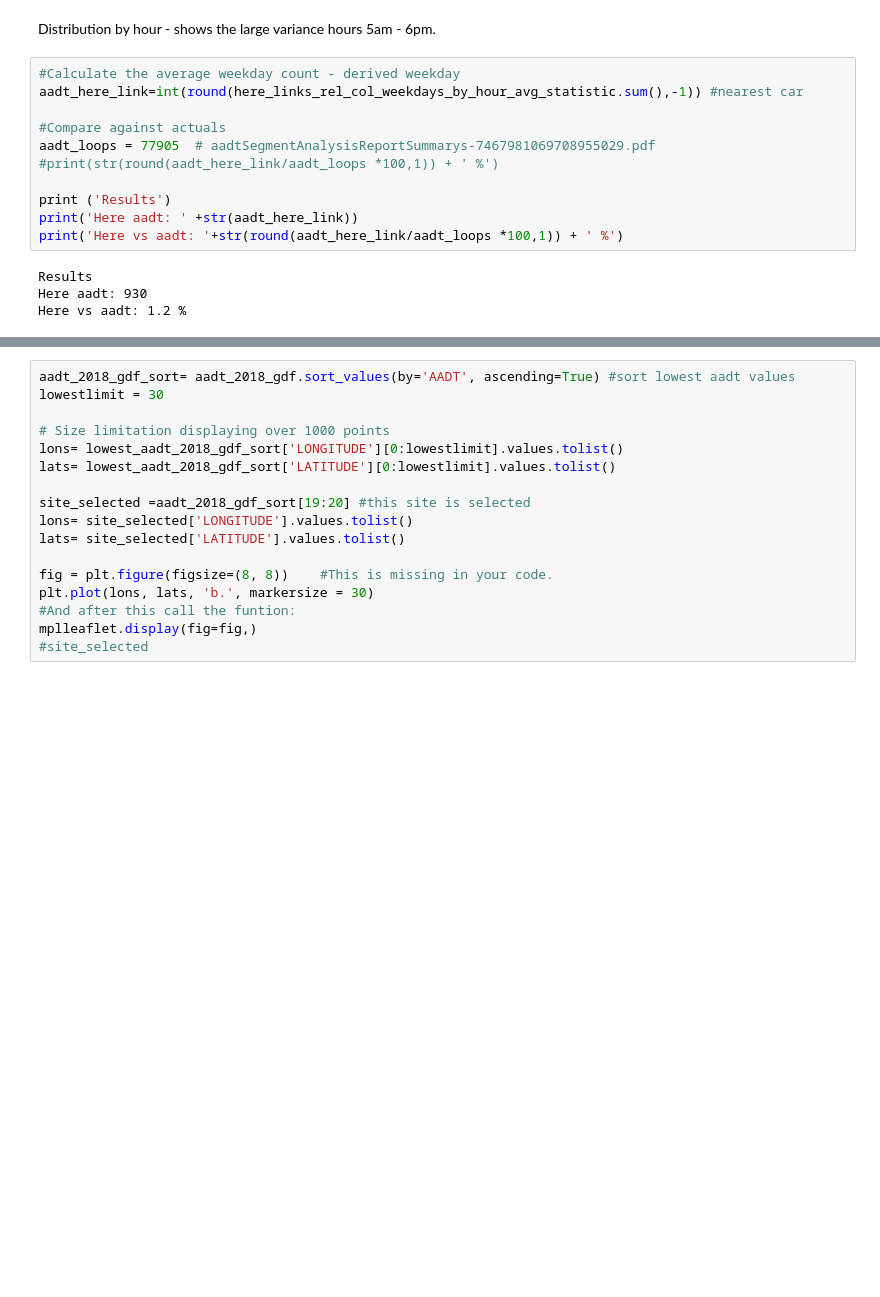
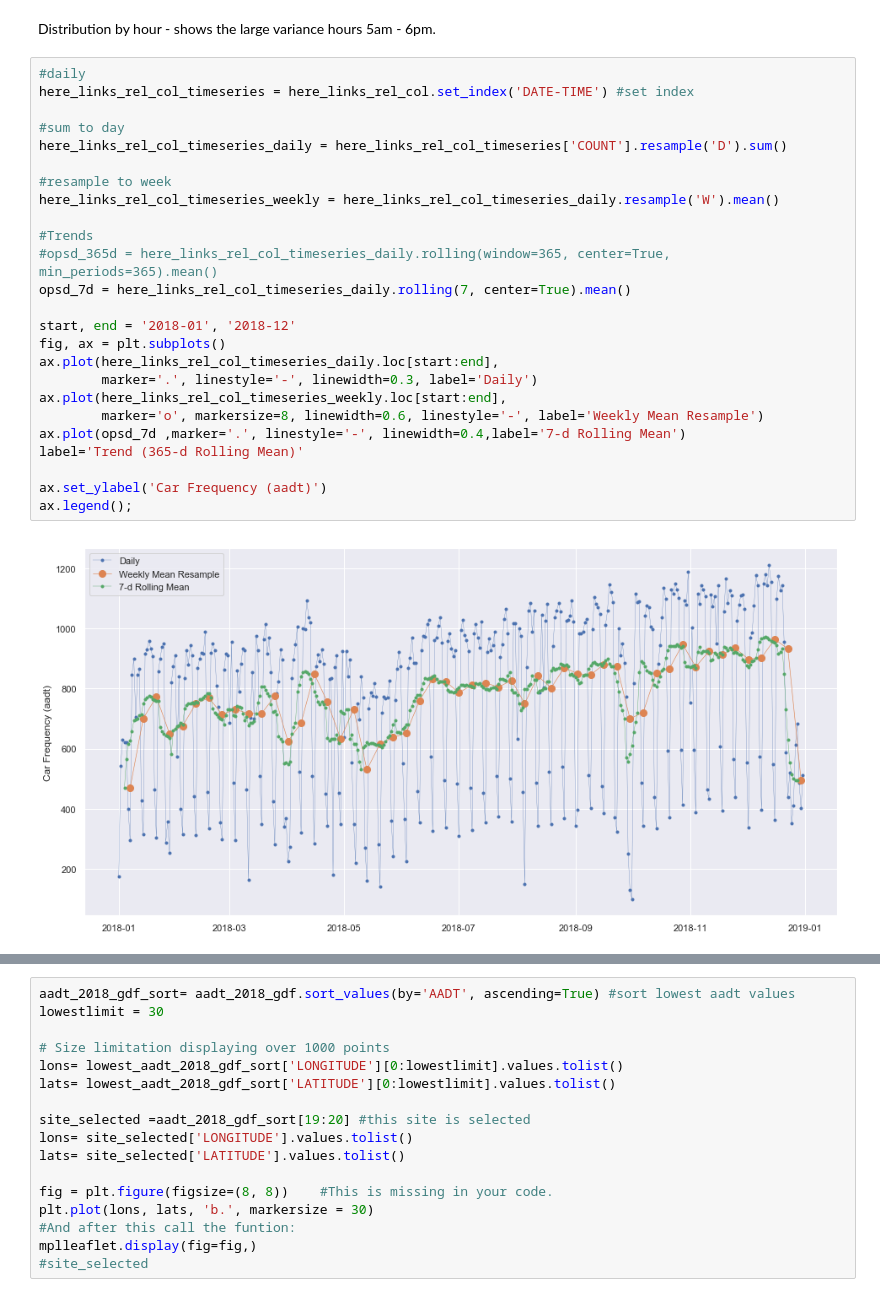
Before and after one commit to jaworra/Jupyter-Notebooks, a Jupyter notebook: here_analysis.ipynb, the cells around one changed output, grey strips where cells are left out. Saved outputs shown, nothing was run; the diff lists cells and outputs as text; blank space fills up the shorter version.

```diff
--- a/here_analysis.ipynb
+++ b/here_analysis.ipynb
@@ -143,18 +178,30 @@ plt.show()
 [figure]
 # %% [markdown]
 Distribution by hour - shows the large variance hours 5am - 6pm.
-# %%
-#Calculate the average weekday count - derived weekday
-aadt_here_link=int(round(here_links_rel_col_weekdays_by_hour_avg_statistic.sum(),-1)) #nearest car
-
-#Compare against actuals
-aadt_loops = 77905  # aadtSegmentAnalysisReportSummarys-7467981069708955029.pdf
-#print(str(round(aadt_here_link/aadt_loops *100,1)) + ' %')
-
-print ('Results')
-print('Here aadt: ' +str(aadt_here_link))
-print('Here vs aadt: '+str(round(aadt_here_link/aadt_loops *100,1)) + ' %')
-# %% [output]
-Results
-Here aadt: 930
-Here vs aadt: 1.2 %
+# %%
+#daily
+here_links_rel_col_timeseries = here_links_rel_col.set_index('DATE-TIME') #set index
+
+#sum to day
+here_links_rel_col_timeseries_daily = here_links_rel_col_timeseries['COUNT'].resample('D').sum()
+
+#resample to week
+here_links_rel_col_timeseries_weekly = here_links_rel_col_timeseries_daily.resample('W').mean()
+
+#Trends
+#opsd_365d = here_links_rel_col_timeseries_daily.rolling(window=365, center=True, min_periods=365).mean()
+opsd_7d = here_links_rel_col_timeseries_daily.rolling(7, center=True).mean()
+
+start, end = '2018-01', '2018-12'
+fig, ax = plt.subplots()
+ax.plot(here_links_rel_col_timeseries_daily.loc[start:end],
+        marker='.', linestyle='-', linewidth=0.3, label='Daily')
+ax.plot(here_links_rel_col_timeseries_weekly.loc[start:end],
+        marker='o', markersize=8, linewidth=0.6, linestyle='-', label='Weekly Mean Resample')
+ax.plot(opsd_7d ,marker='.', linestyle='-', linewidth=0.4,label='7-d Rolling Mean')
+label='Trend (365-d Rolling Mean)'
+
+ax.set_ylabel('Car Frequency (aadt)')
+ax.legend();
+# %% [output]
+[figure, added]
```
Also changed, not shown: parts of 19 cells of this notebook.
